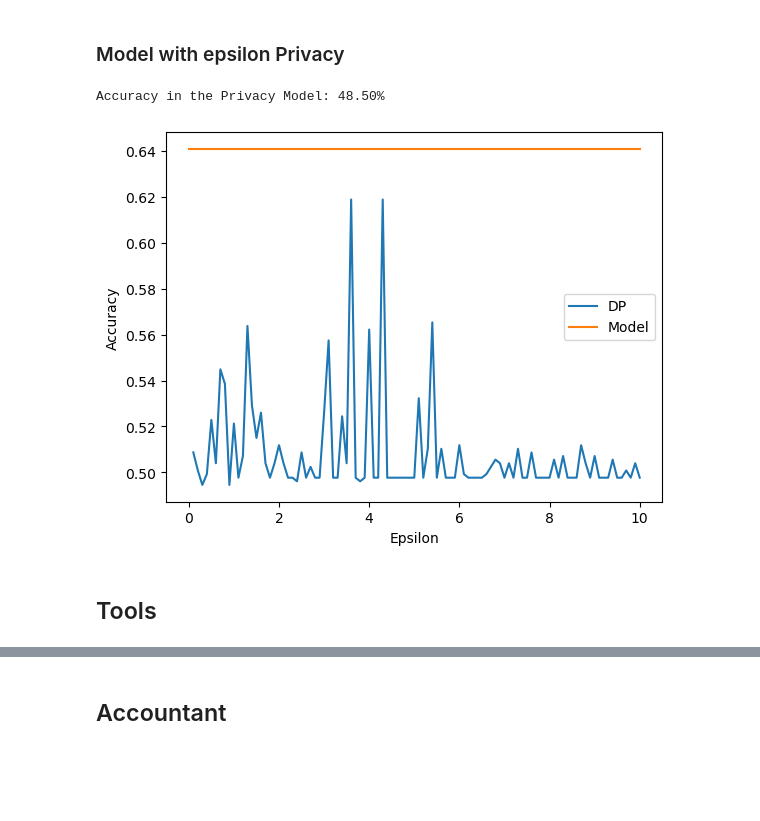
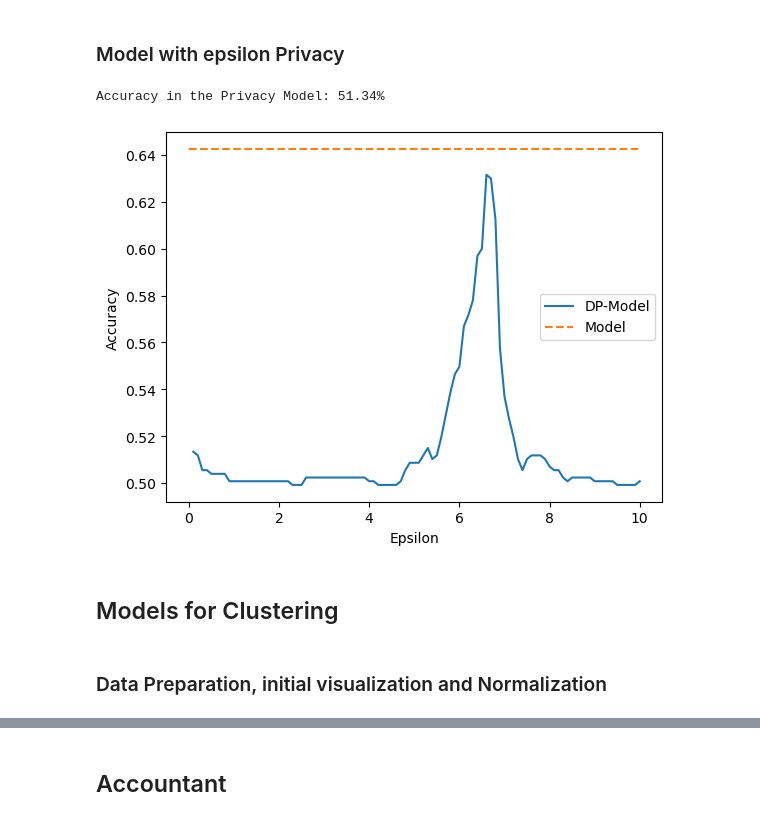
Before and after one commit to Kekkodf/Master-Thesis, a Jupyter notebook: Code/Notebook_thesis.ipynb, the cells around one changed output, grey strips where cells are left out. Cells and saved outputs as stored; diff of their text form; code cells hidden in the pictures; blank space fills up the shorter version.

Commit message:
ML Classification, Clustering and Hist. Analysis

```diff
--- a/Code/Notebook_thesis.ipynb
+++ b/Code/Notebook_thesis.ipynb
@@ -198,8 +200,24 @@ print(y_encoded.shape)
 sex_mapping = {'Male' : 0.0, 'Female' : 1.0}
 df['Sex'] = df['Sex'].map(sex_mapping)
 
-# Get all features with float values for the classification
-X = df.select_dtypes(include=['float64']).values
+# select the columns Sex, Age in years, Absolute Neutrophil Count (G/L), BM Blast (%), Hemoglobin (g/dL), Monocyte Count (G/L), Mutation Count, PB Blast (%), Platelet Count (G/L), Ringed Sideroblast (%), White Blood Cell Count (G/L)
+
+X = df['Sex'].values
+X = np.vstack((X, (df['Absolute Neutrophil Count (G/L)']).values))
+X = np.vstack((X, (df['BM Blast (%)']).values))
+X = np.vstack((X, (df['Hemoglobin (g/dL)']).values))
+X = np.vstack((X, (df['Monocyte Count (G/L)']).values))
+X = np.vstack((X, (df['Mutation Count']).values))
+X = np.vstack((X, (df['PB Blast (%)']).values))
+X = np.vstack((X, (df['Platelet (G/L)']).values))
+X = np.vstack((X, (df['Ringed Sideroblast (%)']).values))
+X = np.vstack((X, (df['White Blood Cell Count (G/L)']).values))
+
+
+X = X.T
+print(X)
+print(X.shape)
+
 
 # Fill nan values with mean
 imp = SimpleImputer(missing_values=np.nan, strategy='mean')
@@ -239,7 +258,7 @@ from sklearn.linear_model import LogisticRegression
 from sklearn.metrics import accuracy_score
 
 # Definition of the model
-model = LogisticRegression(random_state=0)
+model = LogisticRegression(random_state=0, max_iter=1000)
 
 # Train the model
 model.fit(X_train, y_train)
@@ -266,11 +278,11 @@ Please also refer to the documentation for alternative solver options:
 ### Model with epsilon Privacy
 # %%
 # ML models with differential privacy built-it
-from diffprivlib.models import LogisticRegression
+from diffprivlib.models import LogisticRegression as LogisticRegressionDP
 from sklearn.metrics import accuracy_score
 
 # Anonimyzed model definition
-privacy_model = LogisticRegression(epsilon=0.01, random_state=0, data_norm=2)
+privacy_model = LogisticRegressionDP(epsilon=0.1, data_norm=5, random_state=0)
 
 # Train the model
 privacy_model.fit(X_train, y_train)
@@ -279,23 +291,25 @@ privacy_model.fit(X_train, y_train)
 y_pred = privacy_model.predict(X_test)
 
 # Accuracy
-print("Accuracy in the Privacy Model: %.2f%%" % (accuracy_score(y_test, y_pred) * 100.0))
+print("Accuracy in the Privacy Model: %.2f%%" % (privacy_model.score(X_test, y_test) * 100.0))
 # %% [output]
-Accuracy in the Privacy Model: 48.50%
+Accuracy in the Privacy Model: 51.34%
 # %%
 accuracy_dp_score = []
 for epsilon in np.linspace(0.1, 10, 100):
-    dp_model = LogisticRegression(epsilon=epsilon, data_norm=2)
+    dp_model = LogisticRegressionDP(epsilon=epsilon, data_norm=5, random_state=0, max_iter=1000)
     dp_model.fit(X_train, y_train)
-    accuracy_dp_score.append(accuracy_score(y_test, dp_model.predict(X_test)))
+    accuracy_dp_score.append(dp_model.score(X_test, y_test))
 
-plt.plot(np.linspace(0.1, 10, 100), accuracy_dp_score, label='DP')
-plt.plot([0, 10], [accuracy_model_score[0], accuracy_model_score[0]], label='Model')
+plt.plot(np.linspace(0.1, 10, 100), accuracy_dp_score, label='DP-Model')
+plt.plot([0, 10], [accuracy_model_score[0], accuracy_model_score[0]], label='Model', linestyle='--')
 plt.xlabel('Epsilon')
 plt.ylabel('Accuracy')
 plt.legend()
 plt.show()
 # %% [output]
-[figure, old version]
+[figure, new version]
-# %% [markdown]
-## Tools
+# %% [markdown]
+## Models for Clustering
+# %% [markdown]
+### Data Preparation, initial visualization and Normalization
```
Also changed, not shown: parts of 30 cells of this notebook.
